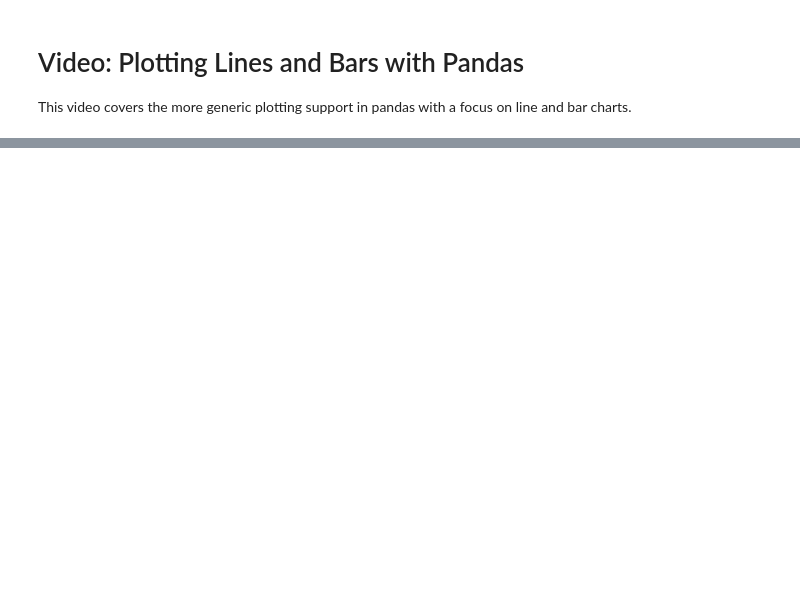
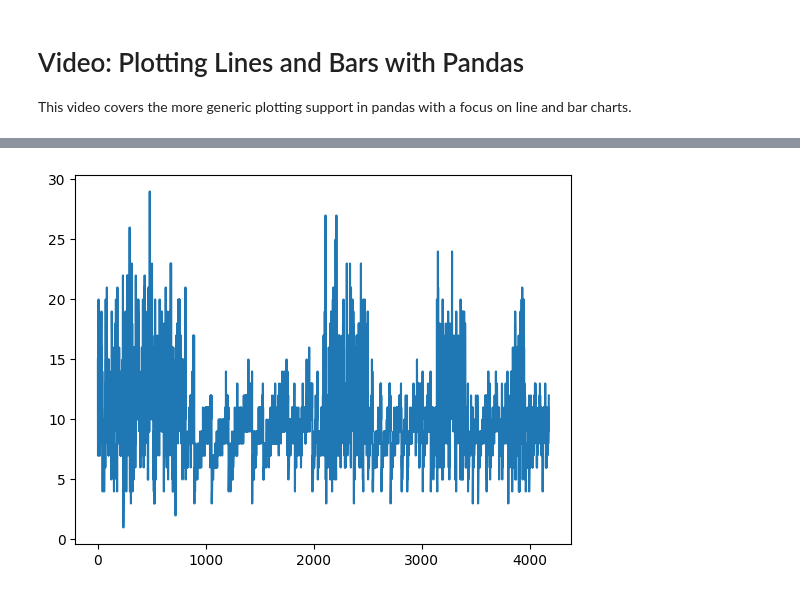
Before and after one commit to bu-cds-omds/dx602-examples, a Jupyter notebook: week10/video_plotting_lines_and_bars_with_pandas.ipynb, the cells around one changed output, grey strips where cells are left out. Cells and saved outputs as stored; diff of their text form; code cells hidden in the pictures; blank space fills up the shorter version.

```diff
--- a/week10/video_plotting_lines_and_bars_with_pandas.ipynb
+++ b/week10/video_plotting_lines_and_bars_with_pandas.ipynb
@@ -14,0 +29,4 @@ NameError: name 'species_groups' is not defined
+# %%
+_ = abalone["Rings"].plot()
+# %% [output]
+[figure, added]
```
Also changed, not shown: parts of 21 cells of this notebook, 13 other files.
